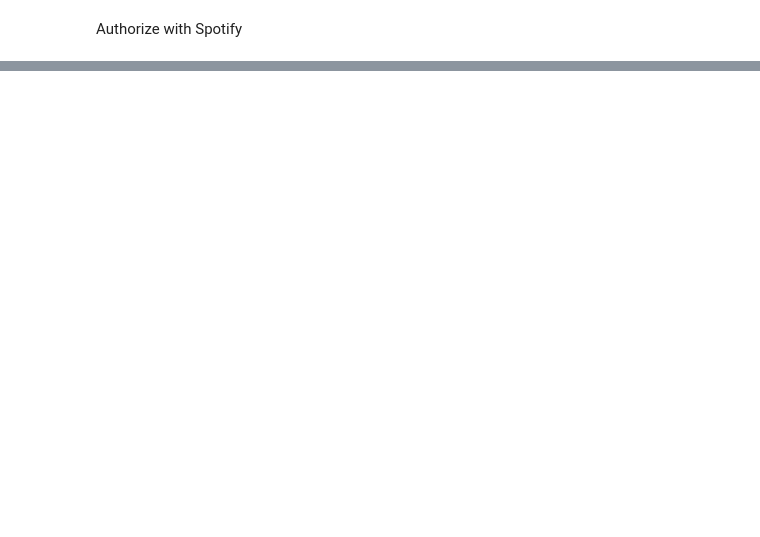
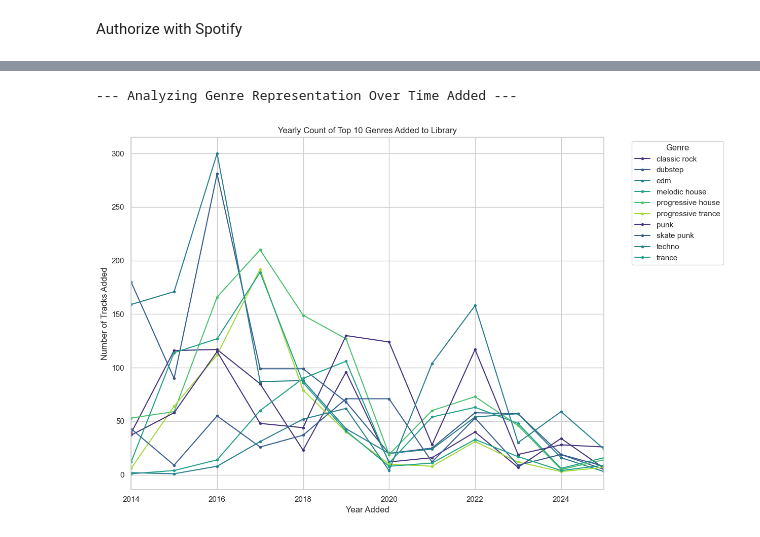
Before and after one commit to dougstrouth/spotipy_data_retrieval, a Jupyter notebook: analysis.ipynb, the cells around one changed output, grey strips where cells are left out. Drawn from its saved outputs; the diff is of its cells as text; code cells hidden in the pictures; blank space fills up the shorter version.

```diff
--- a/analysis.ipynb
+++ b/analysis.ipynb
@@ -242,0 +419,55 @@ SpotifyException: http status: 429, code: -1 - /v1/artists/?ids=36RRpnJoe7IJ8mV6
+# %%
+# %% [markdown]
+# ## 9. Deeper Time-Based Analysis
+
+# %% [markdown]
+# ### 9.1 Genre Representation Over Time Added
+# Analyzing how the genres of tracks added to the library have changed yearly.
+
+# %%
+if df is not None and 'added_at' in df.columns and 'artist_genres' in df.columns:
+    print("\n--- Analyzing Genre Representation Over Time Added ---")
+    try:
+        # Ensure added_at is datetime and set as index
+        df_time = df.copy()
+        if not pd.api.types.is_datetime64_any_dtype(df_time['added_at']):
+             df_time['added_at'] = pd.to_datetime(df_time['added_at'], errors='coerce', utc=True)
+        df_time = df_time.dropna(subset=['added_at'])
+        df_time = df_time.set_index('added_at')
+
+        # Explode genres first
+        exploded_genres_time = af._explode_genres(df_time.reset_index()) # Use helper, reset index to keep added_at
+        if not exploded_genres_time.empty:
+            # Get Top N genres overall to focus on
+            top_overall_genres = af._get_top_genres(exploded_genres_time, n=10)
+
+            if top_overall_genres:
+                # Filter for top genres and resample
+                genre_time_series = exploded_genres_time[exploded_genres_time['genre'].isin(top_overall_genres)]
+                # Group by year and genre, count, then unstack
+                genre_trends = genre_time_series.set_index('added_at').groupby(pd.Grouper(freq='Y'))['genre'].value_counts().unstack(fill_value=0)
+
+                # Optional: Calculate proportions instead of counts
+                # genre_trends_prop = genre_trends.apply(lambda x: x / x.sum(), axis=1)
+
+                # Plotting
+                plt.figure(figsize=(15, 8))
+                ax_genre_trend = genre_trends.plot(kind='line', marker='.', ax=plt.gca()) # Use plt.gca() to get current axes
+                ax_genre_trend.set_title(f'Yearly Count of Top {len(top_overall_genres)} Genres Added to Library')
+                ax_genre_trend.set_ylabel('Number of Tracks Added')
+                ax_genre_trend.set_xlabel('Year Added')
+                ax_genre_trend.legend(title='Genre', bbox_to_anchor=(1.05, 1), loc='upper left')
+                plt.tight_layout(rect=[0, 0, 0.85, 1]) # Adjust layout for legend
+                plt.show()
+            else:
+                print("Could not determine overall top genres.")
+        else:
+            print("No valid genre data after exploding.")
+
+    except Exception as e:
+        print(f"An error occurred during genre trend analysis: {e}")
+else:
+    print("Skipping Genre Representation Over Time: DataFrame not loaded or required columns missing.")
+# %% [output]
+--- Analyzing Genre Representation Over Time Added ---
+[figure, added]
```
Also changed, not shown: parts of 30 cells of this notebook, 7 other files.
